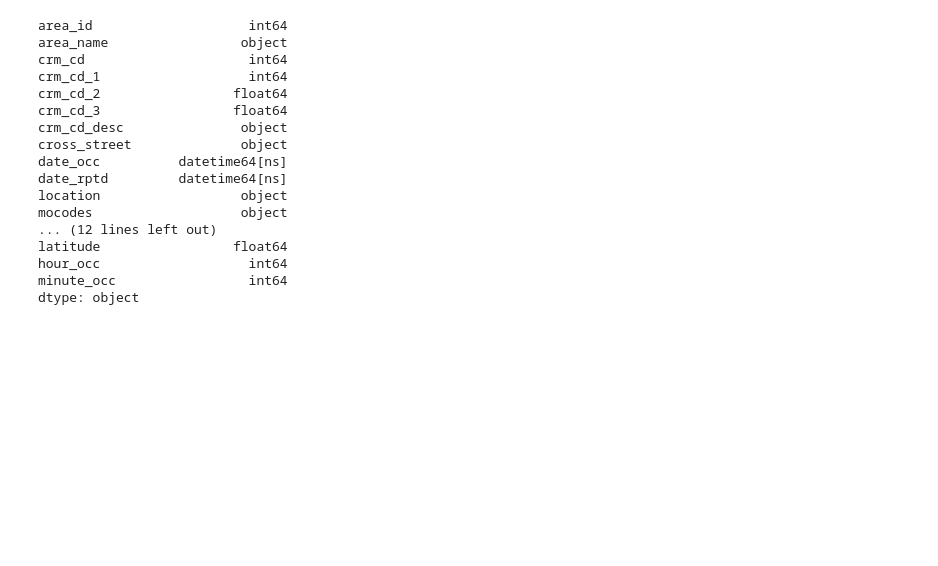
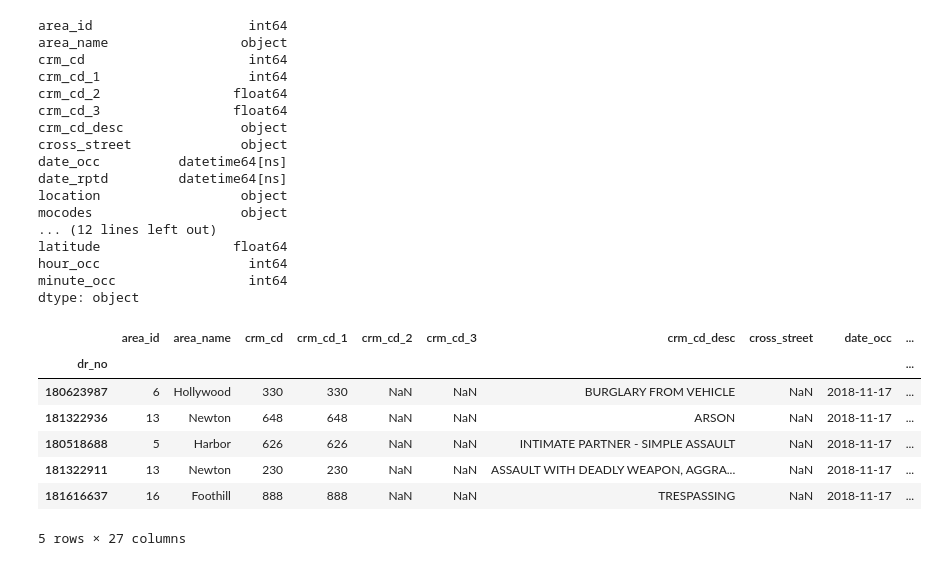
Before and after one commit to bagussoeprapto/LA_Crime, a Jupyter notebook: LA_Crime_API.ipynb, the cells around one changed output. Drawn from its saved outputs; the diff is of its cells as text; code cells hidden in the pictures; blank space fills up the shorter version.

```diff
--- a/LA_Crime_API.ipynb
+++ b/LA_Crime_API.ipynb
@@ -13,12 +14,11 @@ url = "https://data.lacity.org/resource/7fvc-faax.json?"
 # %%
 # Search for crimes in the Rampart area
-date_start = "2014-01-01"
-date_end = "2014-01-07"
+
 # area_name = "Rampart"
-sort_by = "dr_no"
+order_by = "date_occ%20DESC"
 # %%
 # Build query URL
-query_url = url
+query_url = url + order_by
 # query_url = url + "&area_name=" + area_name
 # + "api-key=" + api_key + "&?area_name=" + area_name
 # %%
@@ -52,6 +52,7 @@ pprint(incidents_list)
 
 # Create a Pandas DataFrame with the results
 crime_data = pd.DataFrame(incidents).set_index(['dr_no'])
+crime_data = crime_data.sort_values(by='date_occ', ascending=False)
 
 crime_data.dtypes
 # %% [output]
@@ -92,8 +93,6 @@ crime_data['minute_occ'] = crime_data['time_occ'].str[2:].apply(pd.to_numeric)
 crime_data = crime_data.drop(columns=['time_occ'])
 crime_data['vict_age'] = crime_data['vict_age'].apply(pd.to_numeric)
 crime_data['weapon_used_cd'] = crime_data['weapon_used_cd'].apply(pd.to_numeric)
-drop_cols = [0,1,2,3,4,5]
-crime_data.drop(crime_data.columns[drop_cols], axis=1, inplace=True)
 
 crime_data.dtypes
 # %% [output]
@@ -114,6 +113,17 @@ latitude                 float64
 hour_occ                   int64
 minute_occ                 int64
 dtype: object
+# %%
+crime_data.head()
+# %% [output]
+|  | area_id | area_name | crm_cd | crm_cd_1 | crm_cd_2 | crm_cd_3 | crm_cd_desc | cross_street | date_occ | ... |
+| dr_no |  |  |  |  |  |  |  |  |  | ... |
+| 180623987 | 6 | Hollywood | 330 | 330 | NaN | NaN | BURGLARY FROM VEHICLE | NaN | 2018-11-17 | ... |
+| 181322936 | 13 | Newton | 648 | 648 | NaN | NaN | ARSON | NaN | 2018-11-17 | ... |
+| 180518688 | 5 | Harbor | 626 | 626 | NaN | NaN | INTIMATE PARTNER - SIMPLE ASSAULT | NaN | 2018-11-17 | ... |
+| 181322911 | 13 | Newton | 230 | 230 | NaN | NaN | ASSAULT WITH DEADLY WEAPON, AGGRA... | NaN | 2018-11-17 | ... |
+| 181616637 | 16 | Foothill | 888 | 888 | NaN | NaN | TRESPASSING | NaN | 2018-11-17 | ... |
+5 rows × 27 columns
 # %%
 # Create sqlalchemy engine
 from sqlalchemy import create_engine
```
Also changed, not shown: parts of 4 cells of this notebook, 4 other files.
